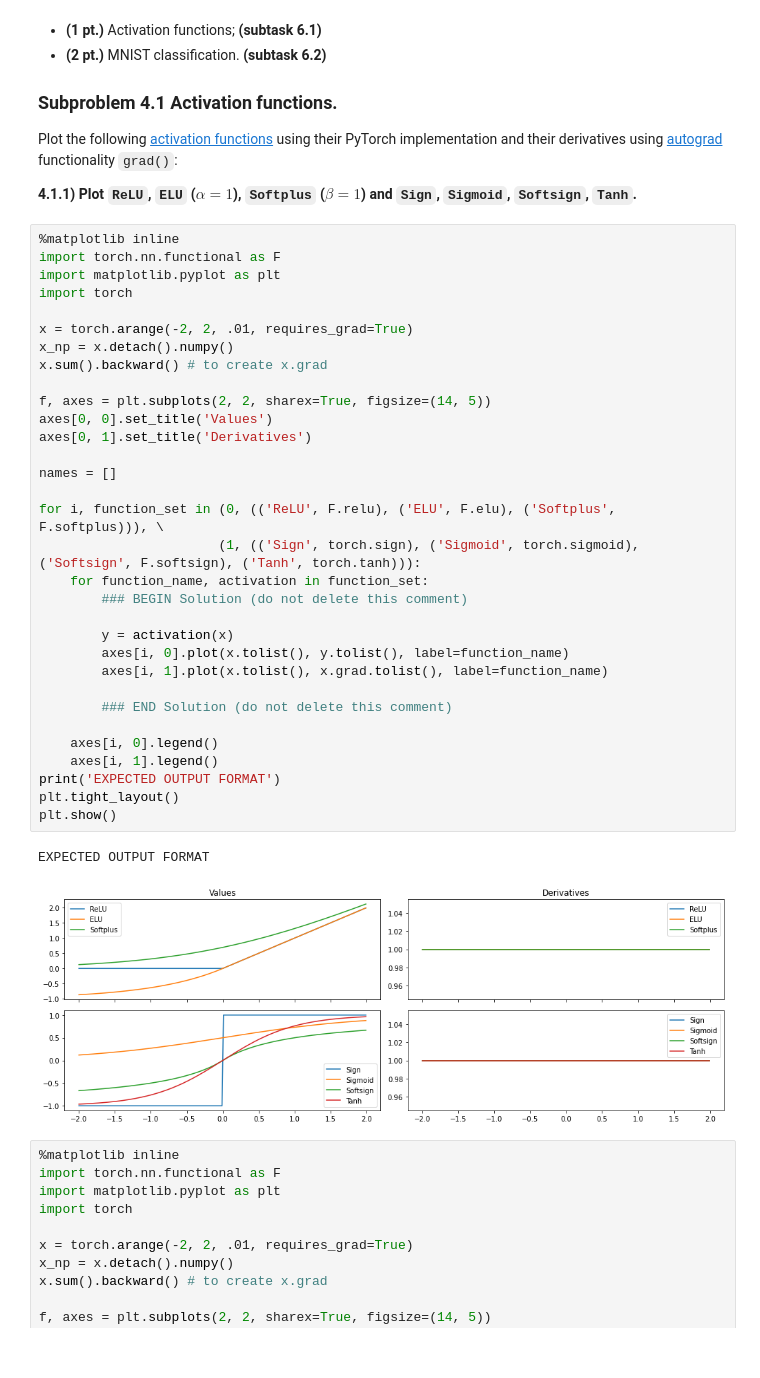
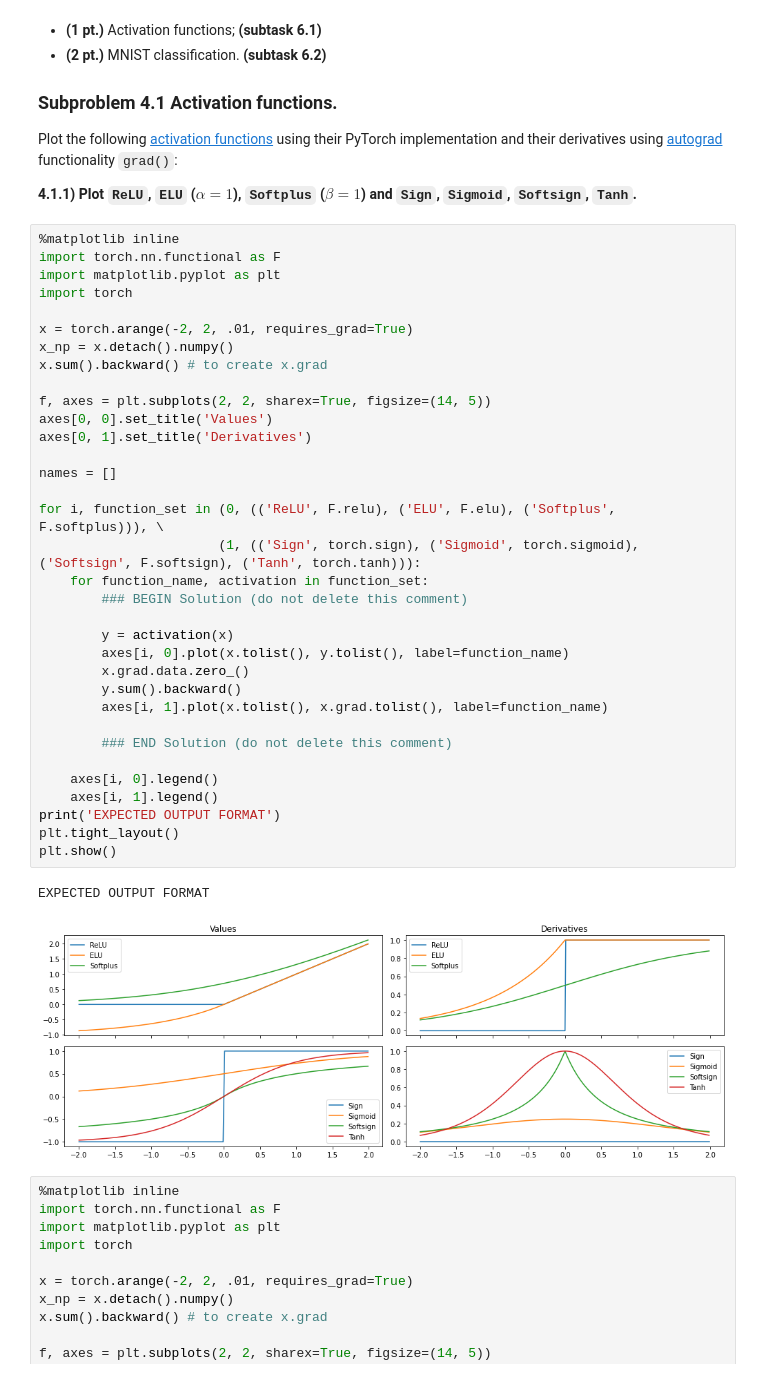
Before and after one commit to ayush7138/HW2, a Jupyter notebook: HW2_v1.0/HW2_v1.0/ML2022HW02_part2.ipynb, the cells around one changed output. Cells and saved outputs as stored; diff of their text form.

```diff
--- a/HW2_v1.0/HW2_v1.0/ML2022HW02_part2.ipynb
+++ b/HW2_v1.0/HW2_v1.0/ML2022HW02_part2.ipynb
@@ -38,34 +38,36 @@ import matplotlib.pyplot as plt
 import torch
 
 x = torch.arange(-2, 2, .01, requires_grad=True)
 x_np = x.detach().numpy()
 x.sum().backward() # to create x.grad
 
 f, axes = plt.subplots(2, 2, sharex=True, figsize=(14, 5))
 axes[0, 0].set_title('Values')
 axes[0, 1].set_title('Derivatives')
 
 names = []
 
 for i, function_set in (0, (('ReLU', F.relu), ('ELU', F.elu), ('Softplus', F.softplus))), \
                        (1, (('Sign', torch.sign), ('Sigmoid', torch.sigmoid), ('Softsign', F.softsign), ('Tanh', torch.tanh))):
     for function_name, activation in function_set:
         ### BEGIN Solution (do not delete this comment)
 
         y = activation(x)
         axes[i, 0].plot(x.tolist(), y.tolist(), label=function_name)
+        x.grad.data.zero_()
+        y.sum().backward()
         axes[i, 1].plot(x.tolist(), x.grad.tolist(), label=function_name)
 
         ### END Solution (do not delete this comment)
 
     axes[i, 0].legend()
     axes[i, 1].legend()
 print('EXPECTED OUTPUT FORMAT')
 plt.tight_layout()
 plt.show()
 # %% [output]
 EXPECTED OUTPUT FORMAT
-[figure, old version]
+[figure, new version]
 # %%
 %matplotlib inline
 import torch.nn.functional as F
```
Also changed, not shown: parts of 2 cells of this notebook.
